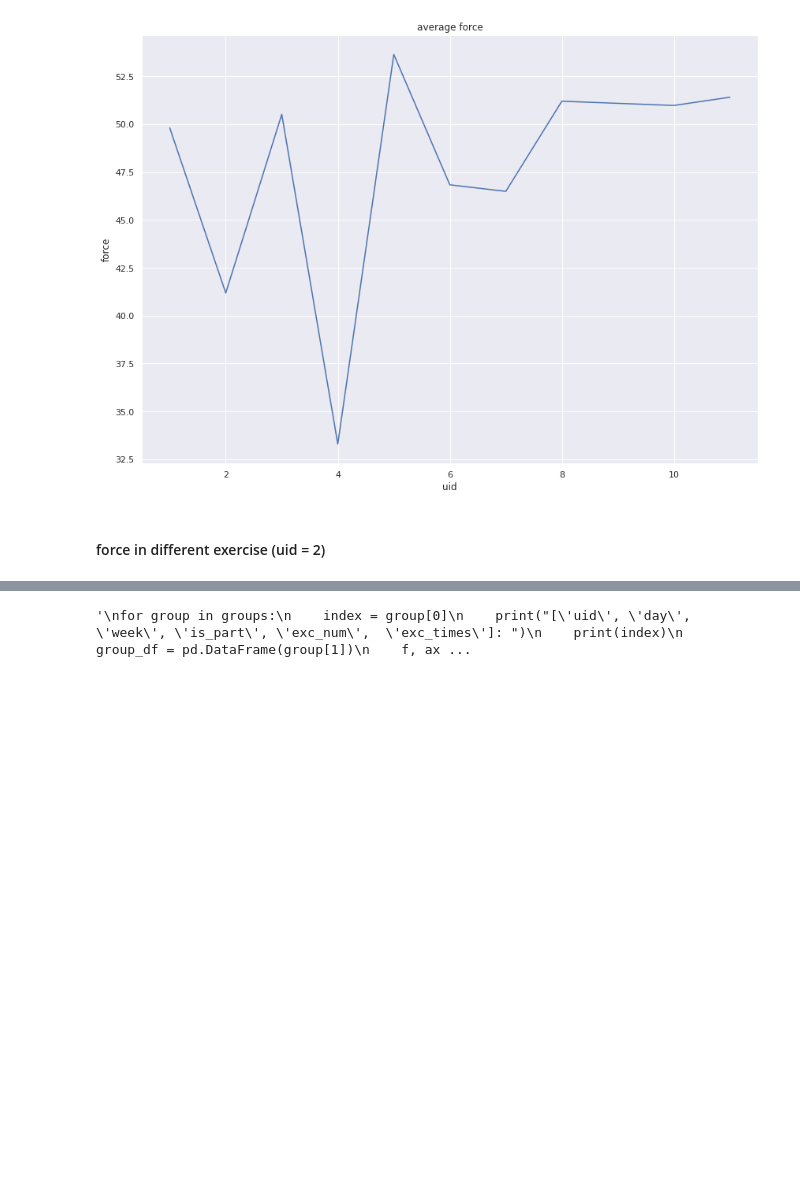
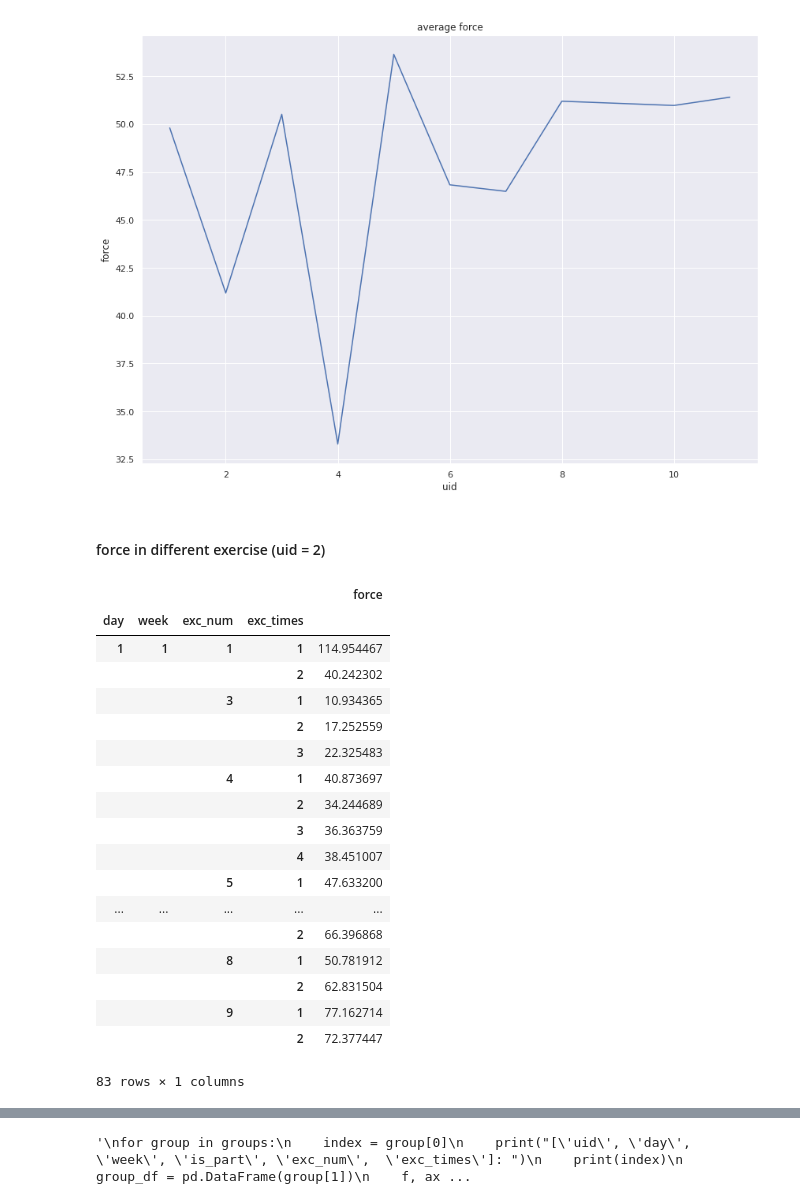
Before and after one commit to wangziling100/Heika, a Jupyter notebook: script/Exploration.ipynb, the cells around one changed output, grey strips where cells are left out. Saved outputs shown, nothing was run; the diff lists cells and outputs as text; code cells hidden in the pictures; blank space fills up the shorter version.

```diff
--- a/script/Exploration.ipynb
+++ b/script/Exploration.ipynb
@@ -203,6 +185,26 @@ Text(0.5,1,'average force')
 # %% [markdown]
 #### force in different exercise (uid = 2)
 # %%
-df_tmp = df_distance[df_distance['uid']==2]
-df_tmp = df_tmp[['front','day', 'week', 'exc_num',  'exc_times']].groupby(['day', 'week', 'exc_num',  'exc_times']).mean()
+df_tmp = df_force[df_force['uid']==2]
+df_tmp = df_tmp[['force','day', 'week', 'exc_num',  'exc_times']].groupby(['day', 'week', 'exc_num',  'exc_times']).mean()
 df_tmp
+# %% [output]
+|  |  |  |  | force |
+| day | week | exc_num | exc_times |  |
+| 1 | 1 | 1 | 1 | 114.954467 |
+|  |  |  | 2 | 40.242302 |
+|  |  | 3 | 1 | 10.934365 |
+|  |  |  | 2 | 17.252559 |
+|  |  |  | 3 | 22.325483 |
+|  |  | 4 | 1 | 40.873697 |
+|  |  |  | 2 | 34.244689 |
+|  |  |  | 3 | 36.363759 |
+|  |  |  | 4 | 38.451007 |
+|  |  | 5 | 1 | 47.633200 |
+| ... | ... | ... | ... | ... |
+|  |  |  | 2 | 66.396868 |
+|  |  | 8 | 1 | 50.781912 |
+|  |  |  | 2 | 62.831504 |
+|  |  | 9 | 1 | 77.162714 |
+|  |  |  | 2 | 72.377447 |
+83 rows × 1 columns
```
Also changed, not shown: parts of 3 cells of this notebook.
